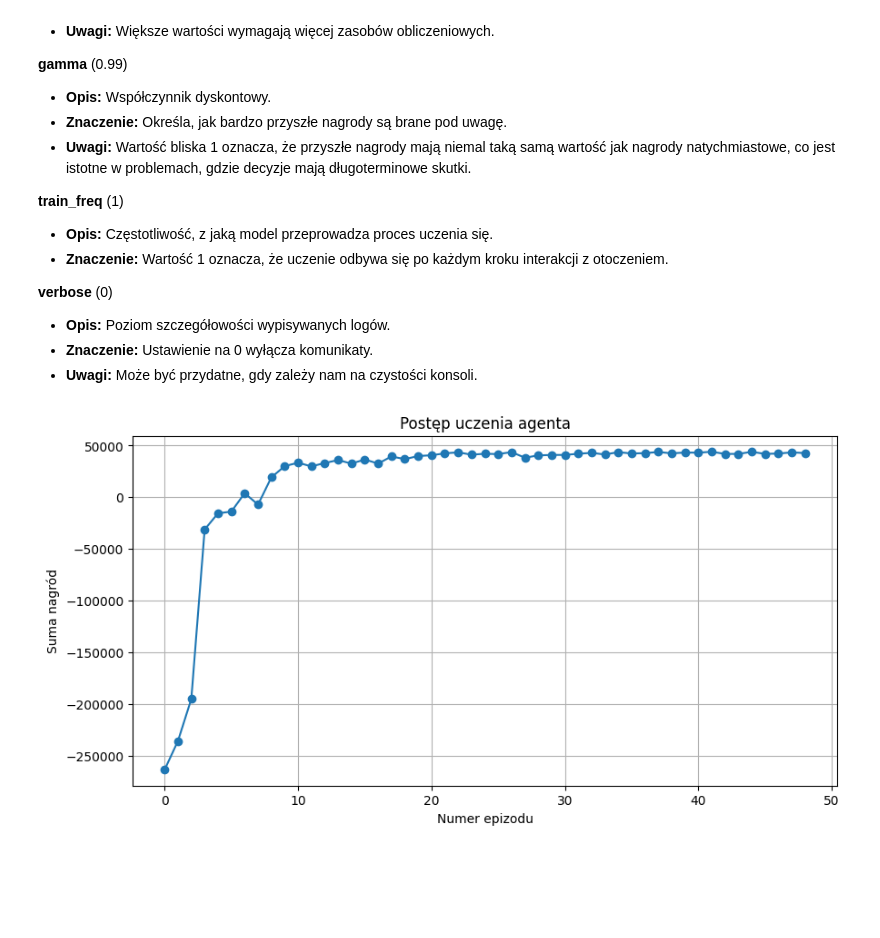
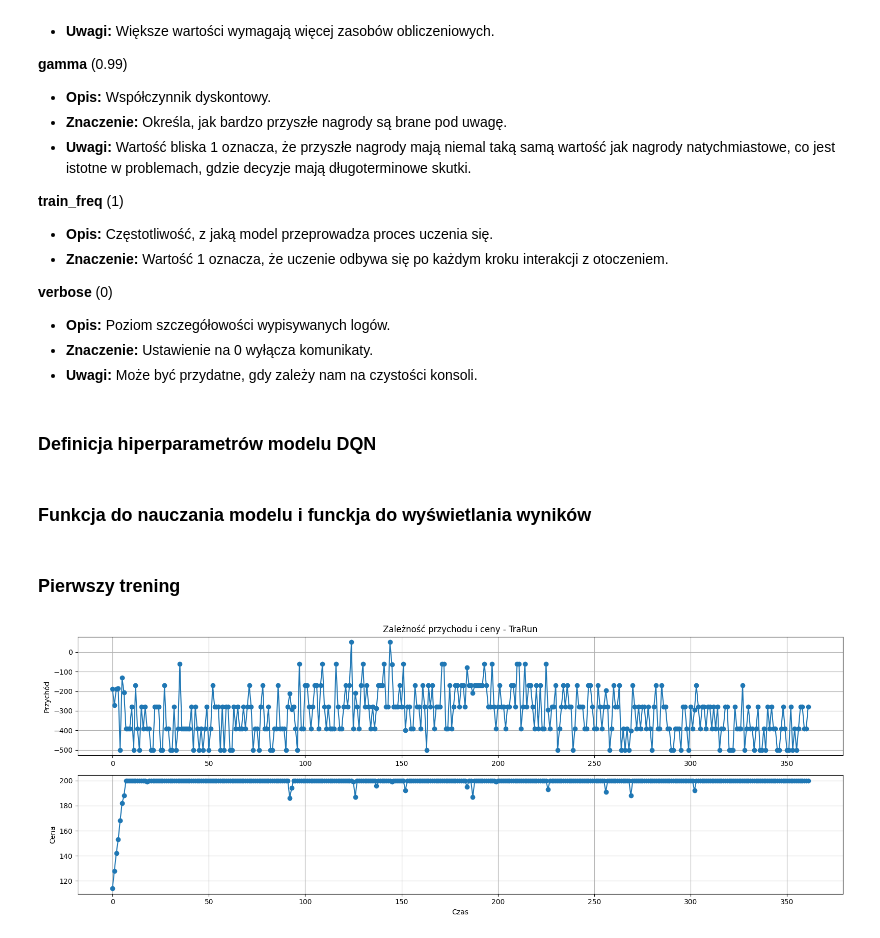
Before and after one commit to SerhiiOstropolskyi/Dynamic-retail-pricing-using-reinforcement-learning---Deep-Q-Network-DQN-, a Jupyter notebook: ML_Project.ipynb, the cells around one changed output. Saved outputs shown, nothing was run; the diff lists cells and outputs as text; code cells hidden in the pictures; blank space fills up the shorter version.

```diff
--- a/ML_Project.ipynb
+++ b/ML_Project.ipynb
@@ -437,11 +425,63 @@ for _ in range(len(test_data) - 1):
+# %% [markdown]
+### Definicja hiperparametrów modelu DQN
+# %%
+
+dqn_params = {
+    "learning_rate": 0.00005,
+    "buffer_size": 1000000,
+    "learning_starts": 100,
+    "batch_size": 32,
+    "gamma": 0.99,
+    "train_freq": 1,
+    "verbose": 0,
+}
+# %% [markdown]
+### Funkcja do nauczania modelu i funckja do wyświetlania wyników
 # %%
-# Postęp uczenia (sumaryczne nagrody epizodowe)
-plt.figure(figsize=(10,5))
-plt.plot(train_env.episode_rewards, marker='o')
-plt.xlabel("Numer epizodu")
-plt.ylabel("Suma nagród")
-plt.title("Postęp uczenia agenta")
-plt.grid(True)
-plt.show()
+def Learnings_Run(dqn_params, train_data, test_data, window_size, epochs_number, delta = 15):
+    # Inicjalizacja środowisk treningowego i testowego
+    train_env = DynamicPricingEnv(train_data, window_size=window_size, delta=delta)
+    test_env  = DynamicPricingEnv(test_data, window_size=window_size, delta=delta)
+    # Inicjalizacja i trenowanie modelu DQN
+    model = DQN('MlpPolicy', train_env, **dqn_params)
+    # Wyrównanie liczby timesteps żeby dostać jednakową liczbę kroków w poszczególnych epokach
+    # liczba kroków w epoce: total_timesteps // epochs_number = 362 dni (1 rok)
+    total_timesteps = epochs_number * (len(train_data)-1) - epochs_number - 1
+    model.learn(total_timesteps=total_timesteps)
+
+    return model, train_env, test_env
+
+def Plot_Learning_Progress(train_env):
+    # Postęp uczenia (sumaryczne nagrody epizodowe)
+    plt.figure(figsize=(10,5))
+    plt.plot(train_env.episode_rewards, marker='o')
+    plt.xlabel("Numer epizodu")
+    plt.ylabel("Suma nagród")
+    plt.title("Postęp uczenia agenta")
+    plt.grid(True)
+    plt.show()
-# %% [output]
-[figure, removed]
+# %% [markdown]
+### Pierwszy trening
+# %%
+# Pierwszy Run
+model, train_env, _ = Learnings_Run(dqn_params, train_data, test_data, window_size = 1, epochs_number = 50, delta = 15)
+
+# Wizualizacja wyników Test
+fig, axs = plt.subplots(2, 1, figsize=(16, 6))
+
+# Wykres przychodu
+axs[0].plot(train_env.revenues, marker='o')
+axs[0].set_ylabel('Przychód')
+axs[0].grid(True)
+axs[0].set_title('Zależność przychodu i ceny - TrainRun')
+
+# Wykres ceny
+axs[1].plot(train_env.prices, marker='o')
+axs[1].set_ylabel('Cena')
+axs[1].set_xlabel('Czas')
+axs[1].grid(True)
+
+plt.tight_layout()
+plt.show()
+# %% [output]
+[figure, added]
```
Also changed, not shown: parts of 19 cells of this notebook.
